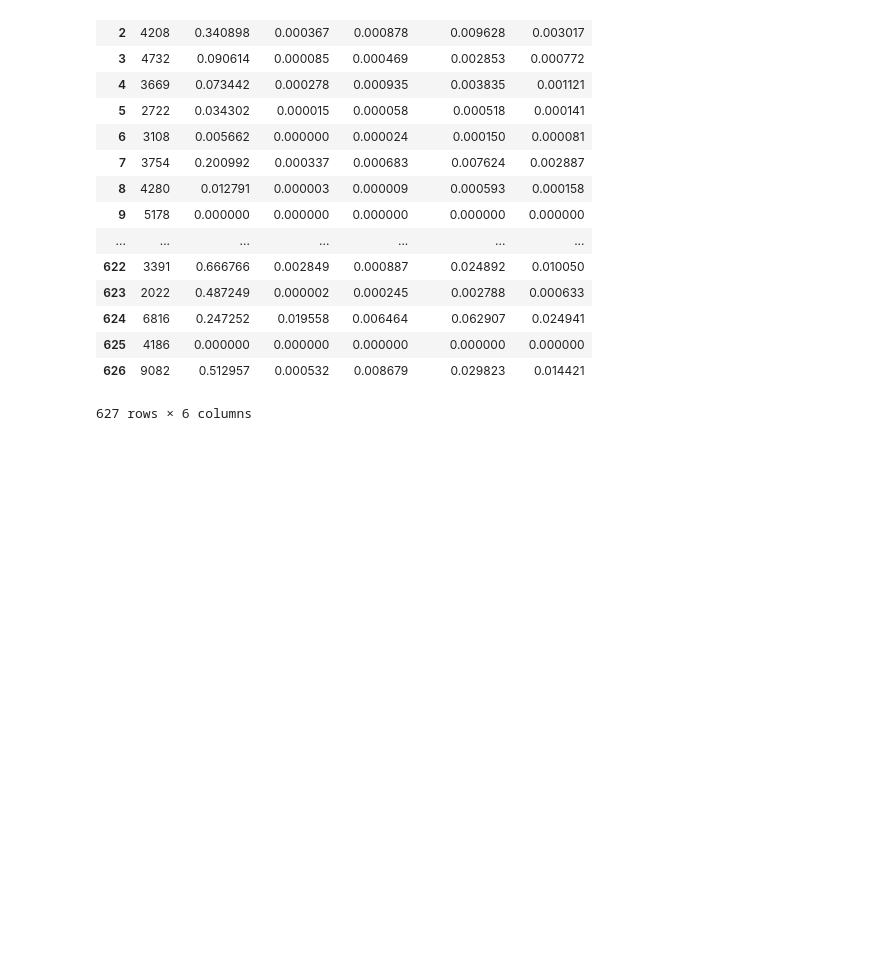
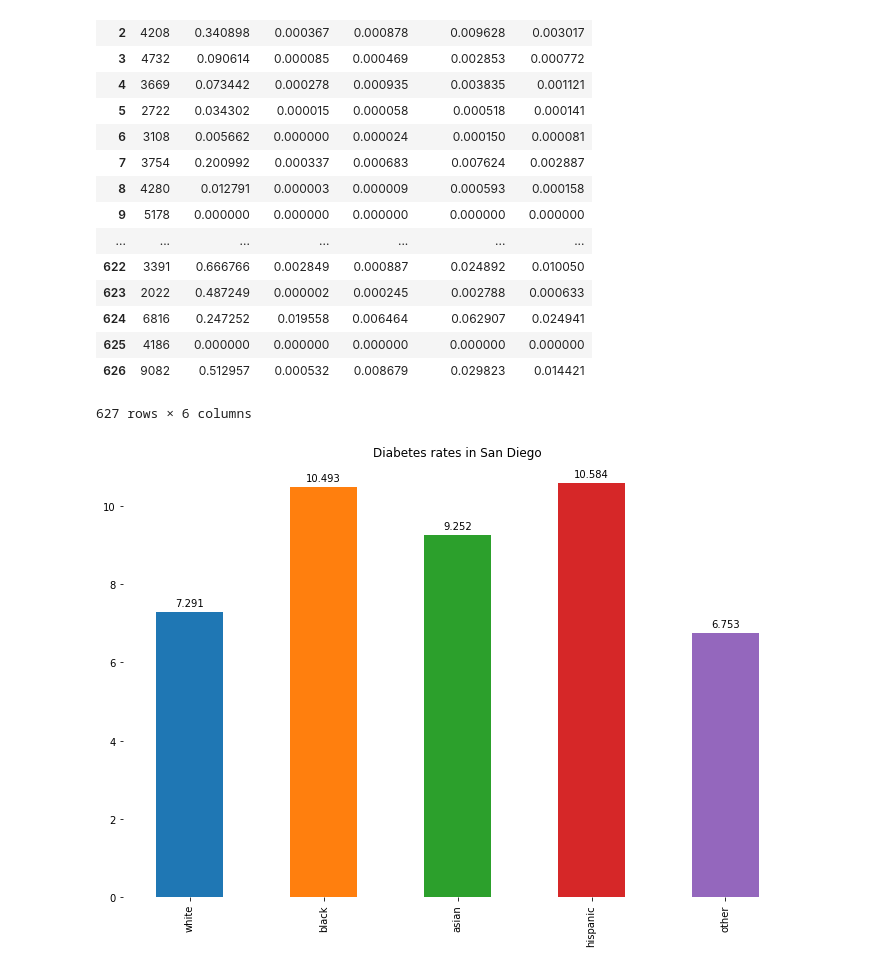
Before and after one commit to aliaawni/COGS108FinalProject, a Jupyter notebook: Data processing.ipynb, the cells around one changed output. Drawn from its saved outputs; the diff is of its cells as text; code cells hidden in the pictures; blank space fills up the shorter version.

Commit message:
added a few graphs

```diff
--- a/Data processing.ipynb
+++ b/Data processing.ipynb
@@ -235,0 +266,39 @@ df_pop_counts
+# %%
+def get_total_diabetes_rate_for_race(race):
+    race_pop_col_name = 'tract' + race
+    race_diabetes_rate_col_name = race + '_diabetes'
+
+    # for each row, multiply pop * diabetes rate to get total, add to sum
+    num_with_diabetes = df[race_pop_col_name] * df[race_diabetes_rate_col_name]
+    total_race_with_diabetes_count = num_with_diabetes.sum()
+    # use .sum() on the pop column to get total pop of the race
+    total_race_count = df[race_pop_col_name].sum()
+    # return calculated sum / .sum()
+    return total_race_with_diabetes_count / total_race_count
+# %%
+race_labels = ['white','black', 'asian', 'hispanic', 'other']
+diabetes_rates = [float("{0:.3f}".format(get_total_diabetes_rate_for_race(r)*100)) for r in race_labels]
+
+# adapted from stack overflow post:
+# https://stackoverflow.com/questions/28931224/adding-value-labels-on-a-matplotlib-bar-chart
+plt.figure(figsize=(12, 8))
+ax = pd.Series(diabetes_rates).plot(kind='bar')
+ax.set_title('Diabetes rates in San Diego')
+ax.set_xticklabels(race_labels)
+
+rects = ax.patches
+
+frequency_labels = [str(r) for r in diabetes_rates]
+
+# add labels to bars
+for rect, label in zip(rects, frequency_labels):
+    height = rect.get_height()
+    ax.text(rect.get_x() + rect.get_width() / 2, height + .1, label,
+            ha='center', va='bottom')
+
+# remove the outline
+plt.box(False)
+
+# plt.bar(range(1,6), diabetes_rates, width=.5, tick_label=labels)
+# %% [output]
+[figure, added]
```
Also changed, not shown: parts of 14 cells of this notebook.
